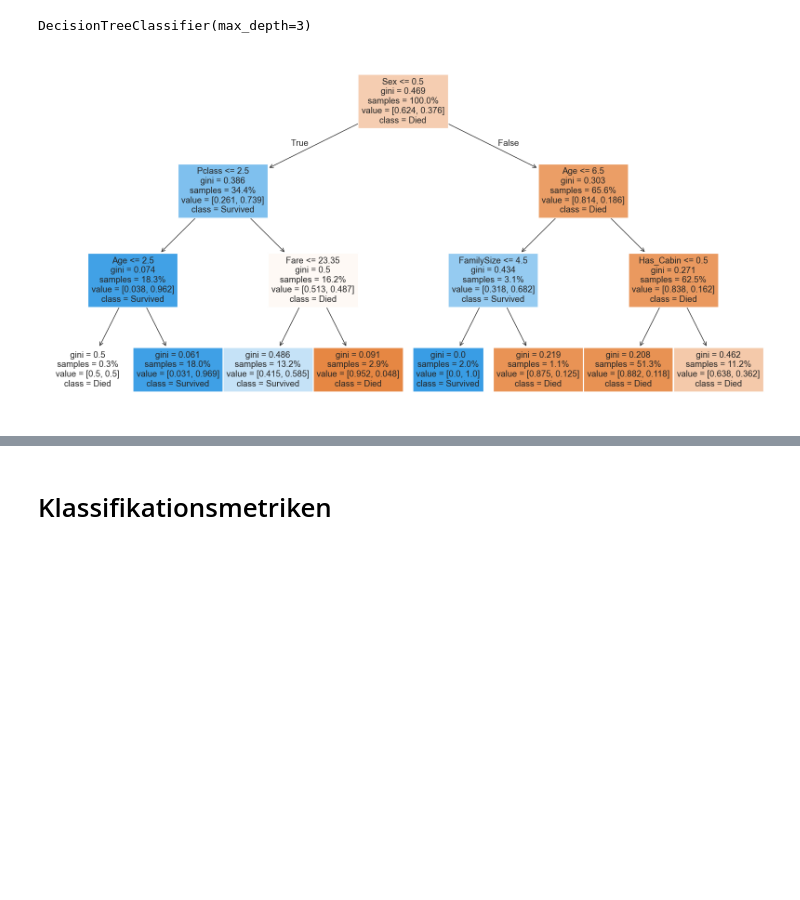
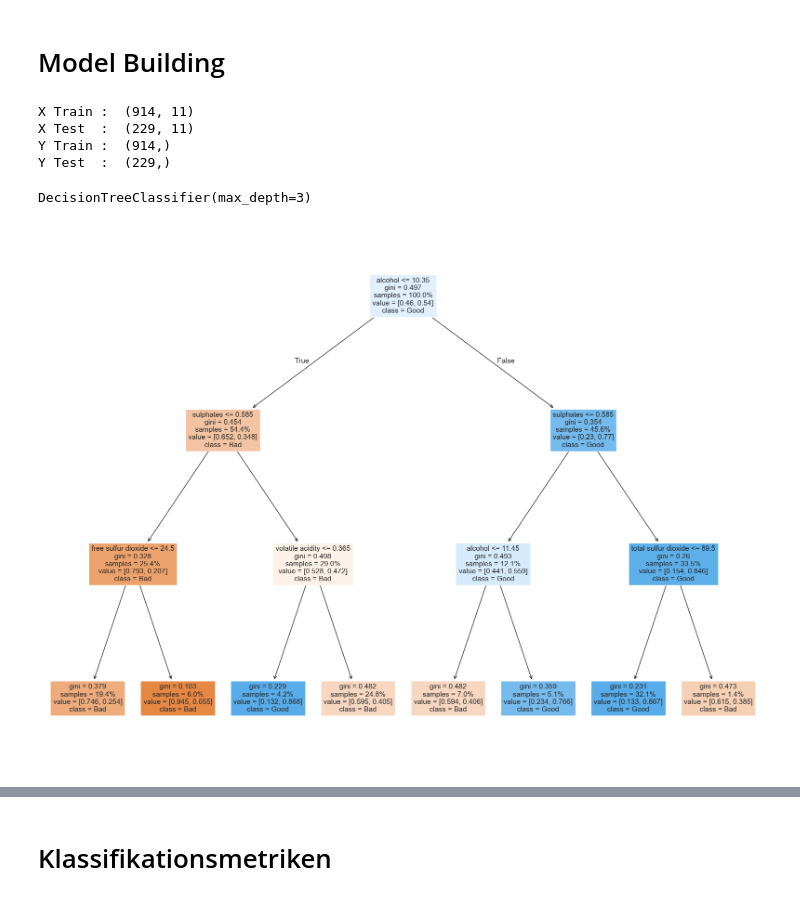
Before and after one commit to rhkraptor/AML, a Jupyter notebook: Adjusting_winequa_inaccordancewith_sklearn.ipynb, the cells around one changed output, grey strips where cells are left out. Drawn from its saved outputs; the diff is of its cells as text; code cells hidden in the pictures; blank space fills up the shorter version.

```diff
--- a/Adjusting_winequa_inaccordancewith_sklearn.ipynb
+++ b/Adjusting_winequa_inaccordancewith_sklearn.ipynb
@@ -21,0 +40,4 @@ train.head()
+# %%
+# Dropping the Unique Identifier, as it provide no solid Information
+df.drop(columns='Id',inplace=True)
+df.shape
@@ -21,0 +105,4 @@ train.head()
+# %%
+# Convert quality to binary
+df['quality_binary'] = df['quality'].apply(lambda x: 1 if x > 5 else 0)
+df.head()
@@ -22,25 +116,21 @@ train.head()
+# %% [markdown]
+# Model Building
 # %%
-# Vereinfachtes Feature-Engineering
-train['Has_Cabin'] = train["Cabin"].apply(lambda x: 0 if type(x) == float else 1)
-train['FamilySize'] = train['SibSp'] + train['Parch'] + 1
-train['IsAlone'] = (train['FamilySize'] == 1).astype(int)
+#Preparing Dataset for the Model Building
 
-# Verwenden Sie Zuweisung anstelle von inplace=True, um FutureWarnings zu vermeiden
-train['Age'] = train['Age'].fillna(train['Age'].median())
-train['Embarked'] = train['Embarked'].fillna('S')
-
-# Verwendung von .fillna() mit Zuweisung für 'Fare'
-train['Fare'] = train['Fare'].fillna(train['Fare'].mean())
-
-# Zuordnung kategorischer Variablen zu ganzen Zahlen
-train['Sex'] = train['Sex'].map({'male': 1, 'female': 0}).astype(int)
-embarked_mapping = {'S': 0, 'C': 1, 'Q': 2}
-train['Embarked'] = train['Embarked'].map(embarked_mapping).astype(int)
+X = df.drop(["quality", "quality_binary"], axis=1)
+y = df["quality_binary"]
-# %%
-# Vorbereiten der Daten für die Modellierung
-X = train.drop(['Survived', 'Name', 'Ticket', 'Cabin', 'PassengerId'], axis=1)
-y = train['Survived']
 # %%
-# Aufteilung der Daten in Trainings- und Testsätze
+# Splitting the Dataset into Test and Training Datasets
 X_train, X_test, y_train, y_test = train_test_split(X, y, test_size=0.2, random_state=42)
+
+print("X Train : ", X_train.shape)
+print("X Test  : ", X_test.shape)
+print("Y Train : ", y_train.shape)
+print("Y Test  : ", y_test.shape)
+# %% [output]
+X Train :  (914, 11)
+X Test  :  (229, 11)
+Y Train :  (914,)
+Y Test  :  (229,)
 # %%
@@ -51,11 +141,11 @@ model.fit(X_train, y_train)
 DecisionTreeClassifier(max_depth=3)
 # %%
 # Visualisierung des Entscheidungsbaums
-plt.figure(figsize=(20,10))
-tree.plot_tree(model, filled=True, feature_names=list(X_train.columns), class_names=['Died', 'Survived'], proportion=True)
+plt.figure(figsize=(20,15))
+tree.plot_tree(model, filled=True, feature_names=list(X_train.columns), class_names=['Bad', 'Good'], proportion=True)
 plt.show()
 # %% [output]
-[figure, old version]
+[figure, new version]
 # %%
 # Evaluate the model
 accuracy = model.score(X_test, y_test)
```
Also changed, not shown: parts of 27 cells of this notebook.
